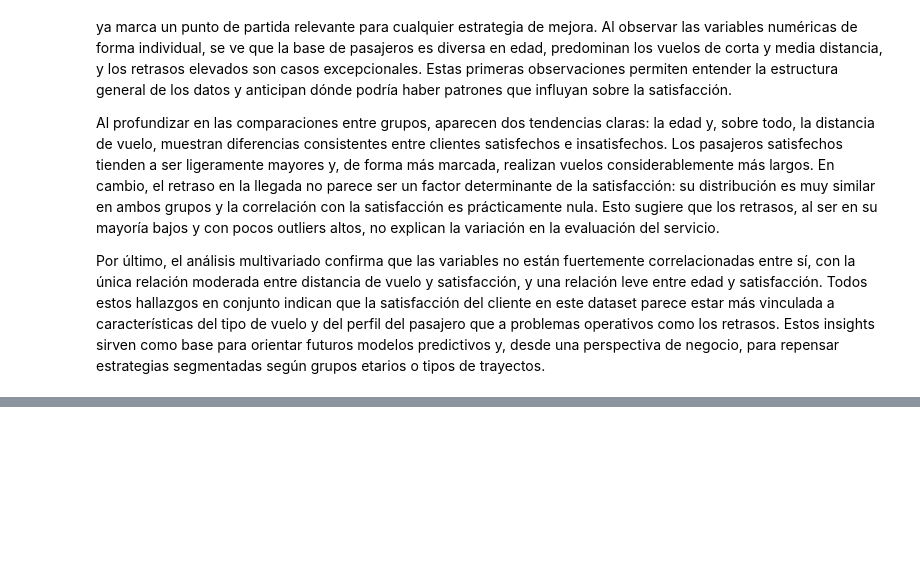
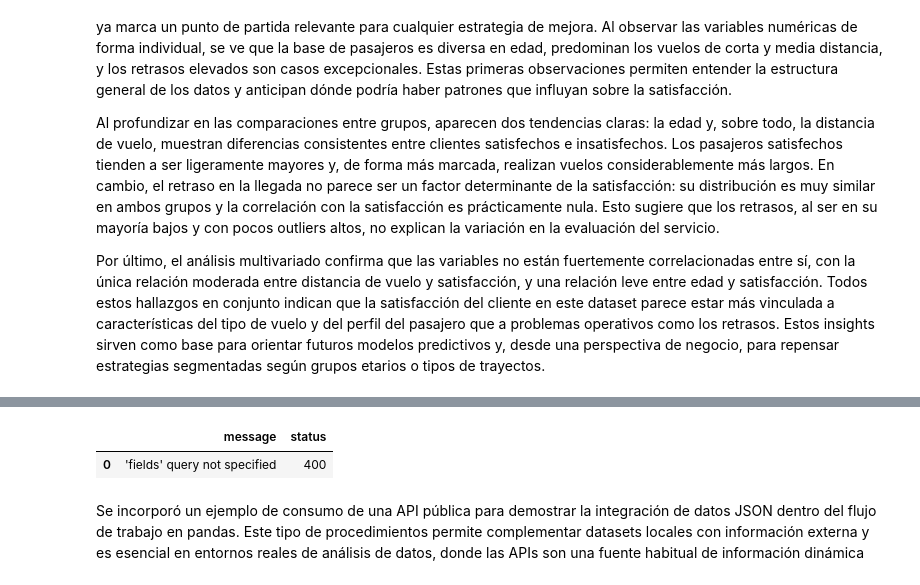
Before and after one commit to tomasrojas88/Data_Science_1, a Jupyter notebook: Primera_Entrega_Data_Science_2.ipynb, the cells around one changed output, grey strips where cells are left out. Drawn from its saved outputs; the diff is of its cells as text; code cells hidden in the pictures; blank space fills up the shorter version.

```diff
--- a/Primera_Entrega_Data_Science_2.ipynb
+++ b/Primera_Entrega_Data_Science_2.ipynb
@@ -1388,0 +1393,18 @@ Por último, el análisis multivariado confirma que las variables no están fuer
+# %%
+#Debido a la inestabilidad de la API original utilizada como ejemplo (Instant Web Tools), se reemplazó por otra API pública más estable (RestCountries), manteniendo el objetivo de demostrar el consumo de datos en JSON y su integración en pandas
+
+import requests
+import pandas as pd
+
+url = "https://restcountries.com/v3.1/all"
+
+response = requests.get(url)
+data_json = response.json()
+
+df_api = pd.json_normalize(data_json)
+df_api.head()
+# %% [output]
+|  | message | status |
+| 0 | 'fields' query not specified | 400 |
+# %% [markdown]
+Se incorporó un ejemplo de consumo de una API pública para demostrar la integración de datos JSON dentro del flujo de trabajo en pandas. Este tipo de procedimientos permite complementar datasets locales con información externa y es esencial en entornos reales de análisis de datos, donde las APIs son una fuente habitual de información dinámica
```
Also changed, not shown: parts of 5 cells of this notebook.
